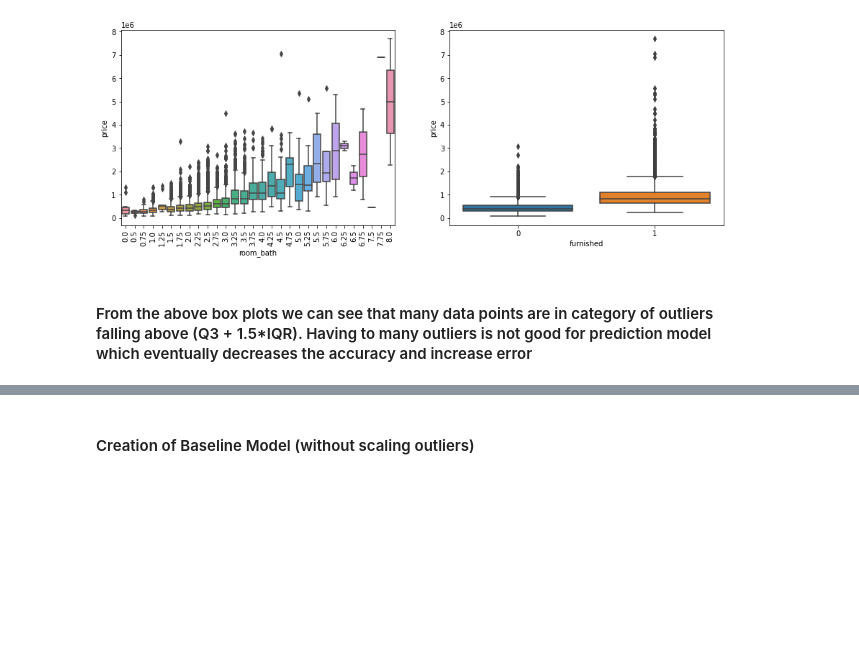
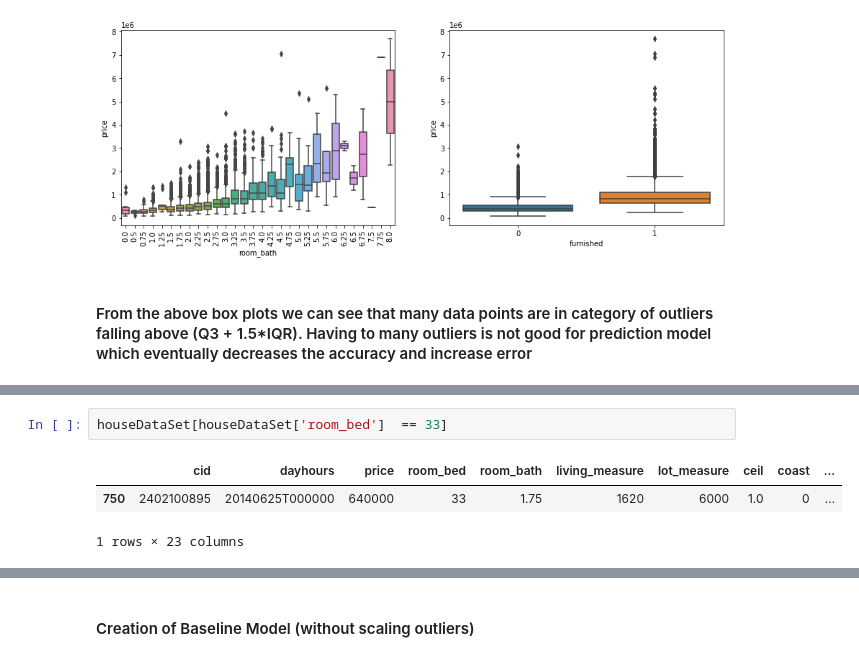
Before and after one commit to indrachatterjee86/capstoneML, a Jupyter notebook: code/MasterFile.ipynb, the cells around one changed output, grey strips where cells are left out. Cells and saved outputs as stored; diff of their text form; blank space fills up the shorter version.

```diff
--- a/code/MasterFile.ipynb
+++ b/code/MasterFile.ipynb
@@ -261,0 +314,6 @@ sns.boxplot(x=newHouseDf['furnished'],y=newHouseDf['price'], ax=axes[1])
+# %%
+houseDataSet[houseDataSet['room_bed']  == 33]
+# %% [output]
+|  | cid | dayhours | price | room_bed | room_bath | living_measure | lot_measure | ceil | coast | ... |
+| 750 | 2402100895 | 20140625T000000 | 640000 | 33 | 1.75 | 1620 | 6000 | 1.0 | 0 | ... |
+1 rows × 23 columns
```
Also changed, not shown: parts of 15 cells of this notebook, 1 other file.
